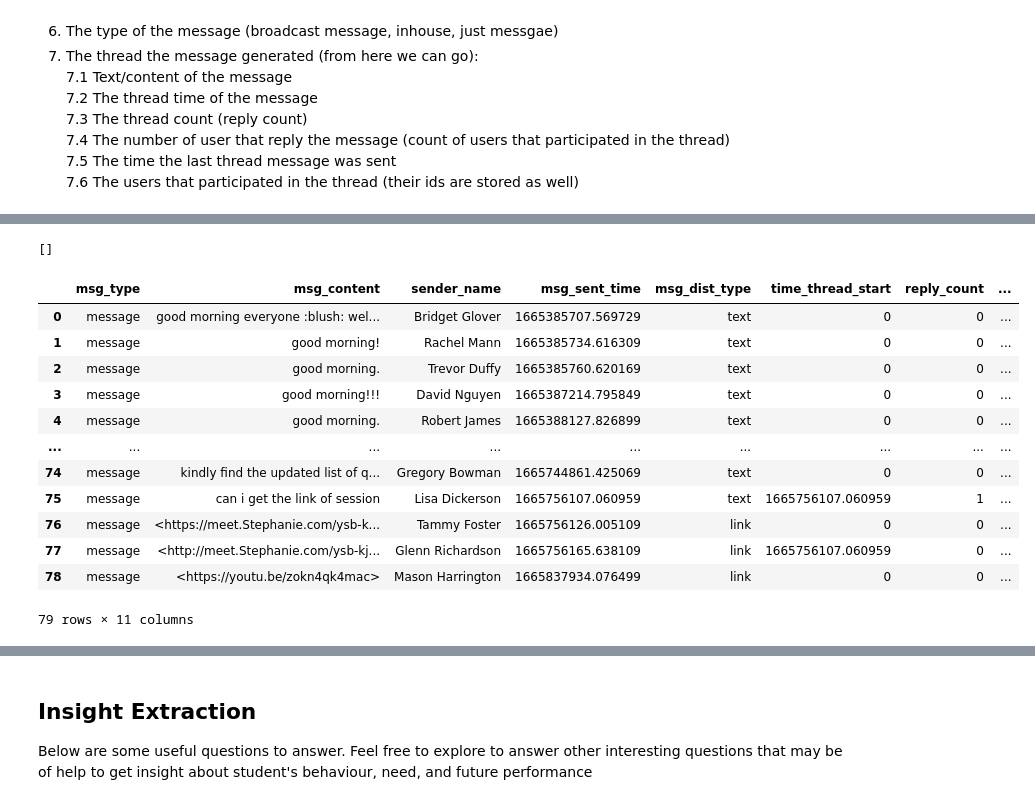
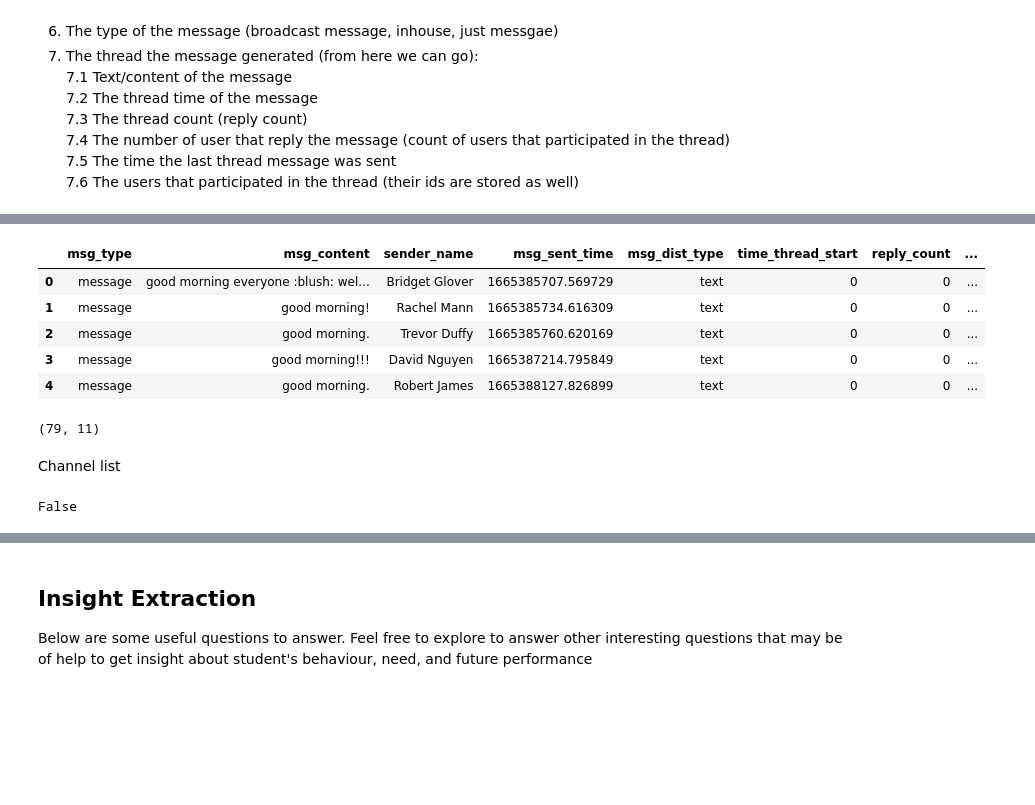
Before and after one commit to FidTCHANDO/network_analysis, a Jupyter notebook: notebooks/parse_slack_data.ipynb, the cells around one changed output, grey strips where cells are left out. Drawn from its saved outputs; the diff is of its cells as text; code cells hidden in the pictures; blank space fills up the shorter version.

```diff
--- a/notebooks/parse_slack_data.ipynb
+++ b/notebooks/parse_slack_data.ipynb
@@ -110,7 +110,7 @@ def slack_parser(path_channel):
         dflist.append(df)
 
     dfall = pd.concat(dflist, ignore_index=True)
-    dfall['channel'] = path_channel.split('/')[-1].split('.')[0]
+    dfall['channel'] = path_channel.split('/')[-2]
     dfall = dfall.reset_index(drop=True)
 
     return dfall
@@ -334,4 +274,0 @@ else: msg_dist.append('reshared')
-# %%
-msg_type
-# %% [output]
-[]
@@ -410,18 +275,17 @@ for slack_data in combined:
 # %%
 data_loaded = slack_parser("../anonymized/all-week8/")
 # %%
-data_loaded
+data_loaded.head()
 # %% [output]
 |  | msg_type | msg_content | sender_name | msg_sent_time | msg_dist_type | time_thread_start | reply_count | ... |
 | 0 | message | good morning everyone :blush: wel... | Bridget Glover | 1665385707.569729 | text | 0 | 0 | ... |
 | 1 | message | good morning! | Rachel Mann | 1665385734.616309 | text | 0 | 0 | ... |
 | 2 | message | good morning. | Trevor Duffy | 1665385760.620169 | text | 0 | 0 | ... |
 | 3 | message | good morning!!! | David Nguyen | 1665387214.795849 | text | 0 | 0 | ... |
 | 4 | message | good morning. | Robert James | 1665388127.826899 | text | 0 | 0 | ... |
-| ... | ... | ... | ... | ... | ... | ... | ... | ... |
-| 74 | message | kindly find the updated list of q... | Gregory Bowman | 1665744861.425069 | text | 0 | 0 | ... |
-| 75 | message | can i get the link of session | Lisa Dickerson | 1665756107.060959 | text | 1665756107.060959 | 1 | ... |
-| 76 | message | <https://meet.Stephanie.com/ysb-k... | Tammy Foster | 1665756126.005109 | link | 0 | 0 | ... |
-| 77 | message | <http://meet.Stephanie.com/ysb-kj... | Glenn Richardson | 1665756165.638109 | link | 1665756107.060959 | 0 | ... |
-| 78 | message | <https://youtu.be/zokn4qk4mac> | Mason Harrington | 1665837934.076499 | link | 0 | 0 | ... |
-79 rows × 11 columns
+# %%
+data_loaded.shape
+# %% [output]
+(79, 11)
+# %% [markdown]
+Channel list
@@ -427,0 +303,4 @@ data_loaded
+# %%
+"reply_users" in got_msg.keys()
+# %% [output]
+False
```
Also changed, not shown: parts of 25 cells of this notebook, 1 other file.
